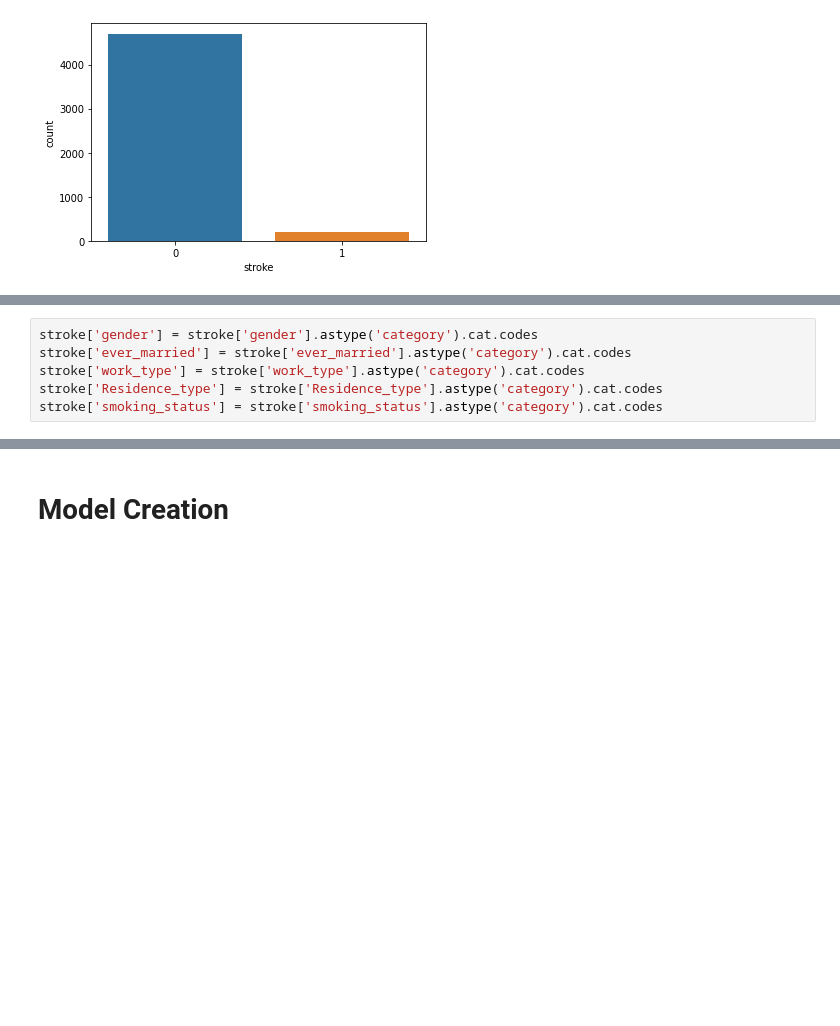
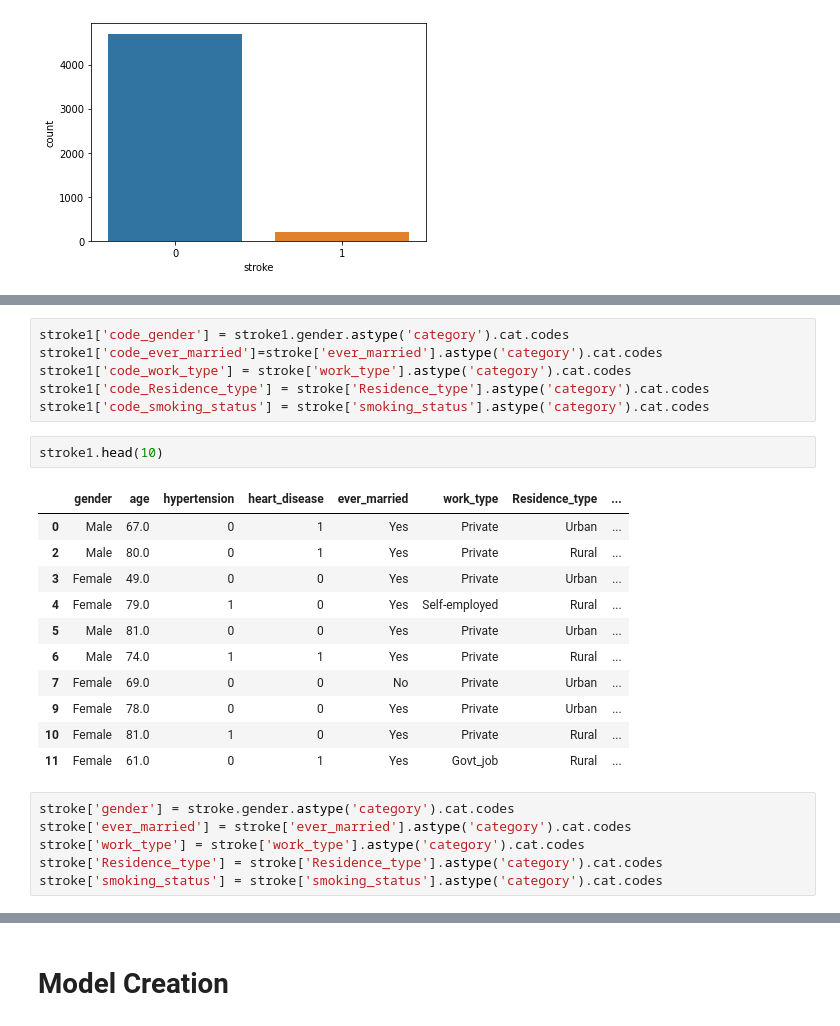
Before and after one commit to kritikaparmar-programmer/HealthCheck, a Jupyter notebook: Notebooks/Stroke.ipynb, the cells around one changed output, grey strips where cells are left out. Drawn from its saved outputs; the diff is of its cells as text; blank space fills up the shorter version.

```diff
--- a/Notebooks/Stroke.ipynb
+++ b/Notebooks/Stroke.ipynb
@@ -67,5 +93,25 @@ Target variable with value 1 : 209
+# %%
+stroke1['code_gender'] = stroke1.gender.astype('category').cat.codes
+stroke1['code_ever_married']=stroke['ever_married'].astype('category').cat.codes
+stroke1['code_work_type'] = stroke['work_type'].astype('category').cat.codes
+stroke1['code_Residence_type'] = stroke['Residence_type'].astype('category').cat.codes
+stroke1['code_smoking_status'] = stroke['smoking_status'].astype('category').cat.codes
+# %%
+stroke1.head(10)
+# %% [output]
+|  | gender | age | hypertension | heart_disease | ever_married | work_type | Residence_type | ... |
+| 0 | Male | 67.0 | 0 | 1 | Yes | Private | Urban | ... |
+| 2 | Male | 80.0 | 0 | 1 | Yes | Private | Rural | ... |
+| 3 | Female | 49.0 | 0 | 0 | Yes | Private | Urban | ... |
+| 4 | Female | 79.0 | 1 | 0 | Yes | Self-employed | Rural | ... |
+| 5 | Male | 81.0 | 0 | 0 | Yes | Private | Urban | ... |
+| 6 | Male | 74.0 | 1 | 1 | Yes | Private | Rural | ... |
+| 7 | Female | 69.0 | 0 | 0 | No | Private | Urban | ... |
+| 9 | Female | 78.0 | 0 | 0 | Yes | Private | Urban | ... |
+| 10 | Female | 81.0 | 1 | 0 | Yes | Private | Rural | ... |
+| 11 | Female | 61.0 | 0 | 1 | Yes | Govt_job | Rural | ... |
 # %%
-stroke['gender'] = stroke['gender'].astype('category').cat.codes
+stroke['gender'] = stroke.gender.astype('category').cat.codes
 stroke['ever_married'] = stroke['ever_married'].astype('category').cat.codes
 stroke['work_type'] = stroke['work_type'].astype('category').cat.codes
 stroke['Residence_type'] = stroke['Residence_type'].astype('category').cat.codes
```
Also changed, not shown: parts of 13 cells of this notebook, 8 other files.
